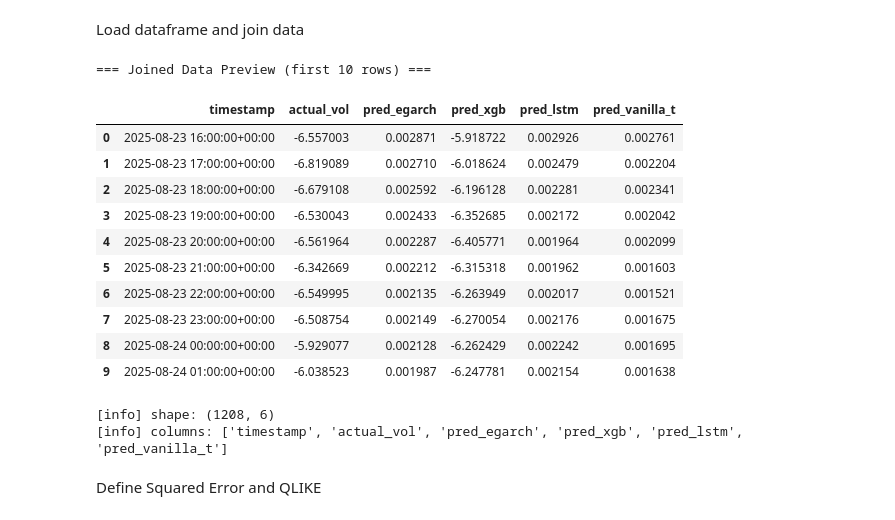
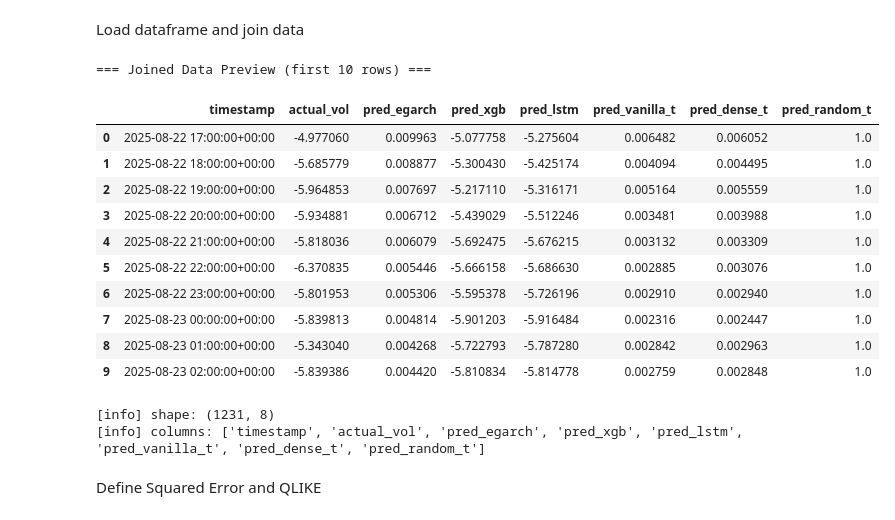
Before and after one commit to C3lineTan/DSE4101-CryptoWhale-2, a Jupyter notebook: BTC Models/DM Test_BTC.ipynb, the cells around one changed output. Drawn from its saved outputs; the diff is of its cells as text; code cells hidden in the pictures.

Commit message:
added transformers

```diff
--- a/BTC Models/DM Test_BTC.ipynb
+++ b/BTC Models/DM Test_BTC.ipynb
@@ -17,8 +17,8 @@ egarch_path     = "../Results/btc_egarch_prediction.csv"
 lstm_path       = "../Results/btc_lstm_prediction.csv"
 xgb_path        = "../Results/btc_xgb_prediction.csv"
 vanilla_t_path  = "../Results/btc_transformer_prediction.csv"
-# dense_t_path =
-# random_t_path =
+dense_t_path = "../Results/btc_transformer_dense_prediction.csv"
+random_t_path = "../Results/btc_transformer_random_prediction.csv"
 
 
 H = 1  # forecast horizon for DM (h-step ahead)
@@ -43,53 +43,53 @@ def load_pred(path, new_col_name):
         d["timestamp"] = d["timestamp"].dt.tz_localize("UTC")
     pred_col = None
     for c in d.columns:
-        if c.lower() in {"pred_vol_future", "predicted_volatility"}:
+        if c.lower() in {"pred_vol_future", "predicted_volatility", "predicted"}:
             pred_col = c
             break
     if pred_col is None:
         raise ValueError("Could not find prediction column in " + path)
     d = d[["timestamp", pred_col]].rename(columns={pred_col: new_col_name})
     return d.drop_duplicates(subset="timestamp").sort_values("timestamp")
 
 actual = load_actual(base_path)
 
 pred_dfs = []
 for path, name in [
     (egarch_path, "pred_egarch"),
     (xgb_path, "pred_xgb"),
     (lstm_path, "pred_lstm"),
     (vanilla_t_path, "pred_vanilla_t"),
-    #(dense_t_path, "pred_dense_t"),
-    #(random_t_path, "pred_random_t")
+    (dense_t_path, "pred_dense_t"),
+    (random_t_path, "pred_random_t")
 ]:
     pred_dfs.append(load_pred(path, name))
 
 
 df = actual.copy()
 for p in pred_dfs:
     df = df.merge(p, on="timestamp", how="inner")
 
 df = df.sort_values("timestamp").drop_duplicates(subset=["timestamp"]).reset_index(drop=True)
 
 print("=== Joined Data Preview (first 10 rows) ===")
 display(df.head(10))
 print("[info] shape:", df.shape)
 print("[info] columns:", list(df.columns))
 # %% [output]
 === Joined Data Preview (first 10 rows) ===
-|  | timestamp | actual_vol | pred_egarch | pred_xgb | pred_lstm | pred_vanilla_t |
-| 0 | 2025-08-23 16:00:00+00:00 | -6.557003 | 0.002871 | -5.918722 | 0.002926 | 0.002761 |
-| 1 | 2025-08-23 17:00:00+00:00 | -6.819089 | 0.002710 | -6.018624 | 0.002479 | 0.002204 |
-| 2 | 2025-08-23 18:00:00+00:00 | -6.679108 | 0.002592 | -6.196128 | 0.002281 | 0.002341 |
-| 3 | 2025-08-23 19:00:00+00:00 | -6.530043 | 0.002433 | -6.352685 | 0.002172 | 0.002042 |
-| 4 | 2025-08-23 20:00:00+00:00 | -6.561964 | 0.002287 | -6.405771 | 0.001964 | 0.002099 |
-| 5 | 2025-08-23 21:00:00+00:00 | -6.342669 | 0.002212 | -6.315318 | 0.001962 | 0.001603 |
-| 6 | 2025-08-23 22:00:00+00:00 | -6.549995 | 0.002135 | -6.263949 | 0.002017 | 0.001521 |
-| 7 | 2025-08-23 23:00:00+00:00 | -6.508754 | 0.002149 | -6.270054 | 0.002176 | 0.001675 |
-| 8 | 2025-08-24 00:00:00+00:00 | -5.929077 | 0.002128 | -6.262429 | 0.002242 | 0.001695 |
-| 9 | 2025-08-24 01:00:00+00:00 | -6.038523 | 0.001987 | -6.247781 | 0.002154 | 0.001638 |
+|  | timestamp | actual_vol | pred_egarch | pred_xgb | pred_lstm | pred_vanilla_t | pred_dense_t | pred_random_t |
+| 0 | 2025-08-22 17:00:00+00:00 | -4.977060 | 0.009963 | -5.077758 | -5.275604 | 0.006482 | 0.006052 | 1.0 |
+| 1 | 2025-08-22 18:00:00+00:00 | -5.685779 | 0.008877 | -5.300430 | -5.425174 | 0.004094 | 0.004495 | 1.0 |
+| 2 | 2025-08-22 19:00:00+00:00 | -5.964853 | 0.007697 | -5.217110 | -5.316171 | 0.005164 | 0.005559 | 1.0 |
+| 3 | 2025-08-22 20:00:00+00:00 | -5.934881 | 0.006712 | -5.439029 | -5.512246 | 0.003481 | 0.003988 | 1.0 |
+| 4 | 2025-08-22 21:00:00+00:00 | -5.818036 | 0.006079 | -5.692475 | -5.676215 | 0.003132 | 0.003309 | 1.0 |
+| 5 | 2025-08-22 22:00:00+00:00 | -6.370835 | 0.005446 | -5.666158 | -5.686630 | 0.002885 | 0.003076 | 1.0 |
+| 6 | 2025-08-22 23:00:00+00:00 | -5.801953 | 0.005306 | -5.595378 | -5.726196 | 0.002910 | 0.002940 | 1.0 |
+| 7 | 2025-08-23 00:00:00+00:00 | -5.839813 | 0.004814 | -5.901203 | -5.916484 | 0.002316 | 0.002447 | 1.0 |
+| 8 | 2025-08-23 01:00:00+00:00 | -5.343040 | 0.004268 | -5.722793 | -5.787280 | 0.002842 | 0.002963 | 1.0 |
+| 9 | 2025-08-23 02:00:00+00:00 | -5.839386 | 0.004420 | -5.810834 | -5.814778 | 0.002759 | 0.002848 | 1.0 |
-[info] shape: (1208, 6)
-[info] columns: ['timestamp', 'actual_vol', 'pred_egarch', 'pred_xgb', 'pred_lstm', 'pred_vanilla_t']
+[info] shape: (1231, 8)
+[info] columns: ['timestamp', 'actual_vol', 'pred_egarch', 'pred_xgb', 'pred_lstm', 'pred_vanilla_t', 'pred_dense_t', 'pred_random_t']
 # %% [markdown]
 Define Squared Error and QLIKE
 # %%
```
Also changed, not shown: parts of 2 cells of this notebook.
